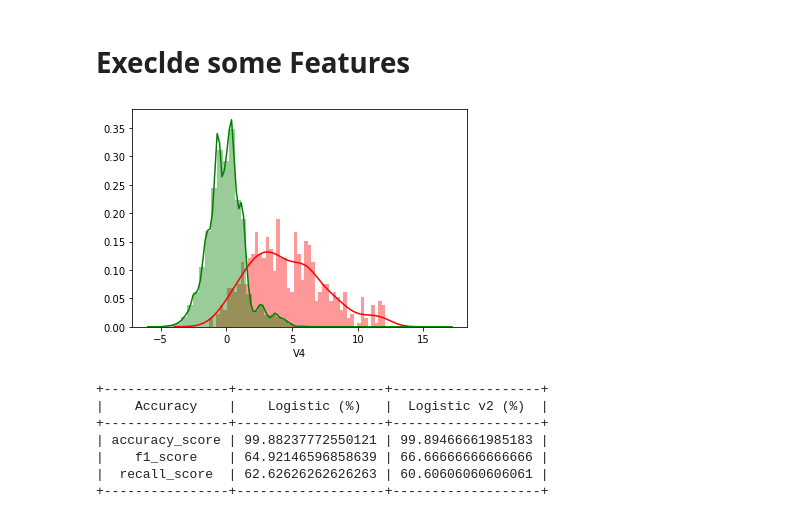
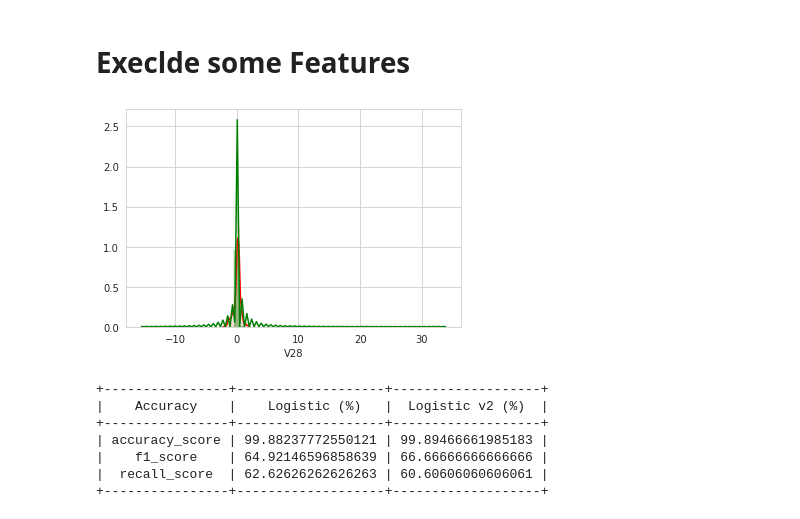
Before and after one commit to mohammad0alfares/Credit-Card-Fraud-Detection, a Jupyter notebook: CreditCardFraudDetection_DT.ipynb, the cells around one changed output. Saved outputs shown, nothing was run; the diff lists cells and outputs as text; code cells hidden in the pictures.

```diff
--- a/CreditCardFraudDetection_DT.ipynb
+++ b/CreditCardFraudDetection_DT.ipynb
@@ -370,14 +370,14 @@ It appears for this particular dataset random forest and SMOTE are the best of t
 # %%
 import seaborn as sns
 import matplotlib.pyplot as plt
-col='V4'
+col='V28'
 ## V13 V20 V23 V28 seems irrelevant
 
 sns.distplot(creditcard[col][creditcard.Class == 1], bins=50, color='r')
 sns.distplot(creditcard[col][creditcard.Class == 0], bins=50, color='g')
 plt.show()
 # %% [output]
-[figure, old version]
+[figure, new version]
 # %%
 from sklearn.model_selection import train_test_split
 x = creditcard.drop('Class',axis=1)
```
Also changed, not shown: parts of 1 cell of this notebook.
